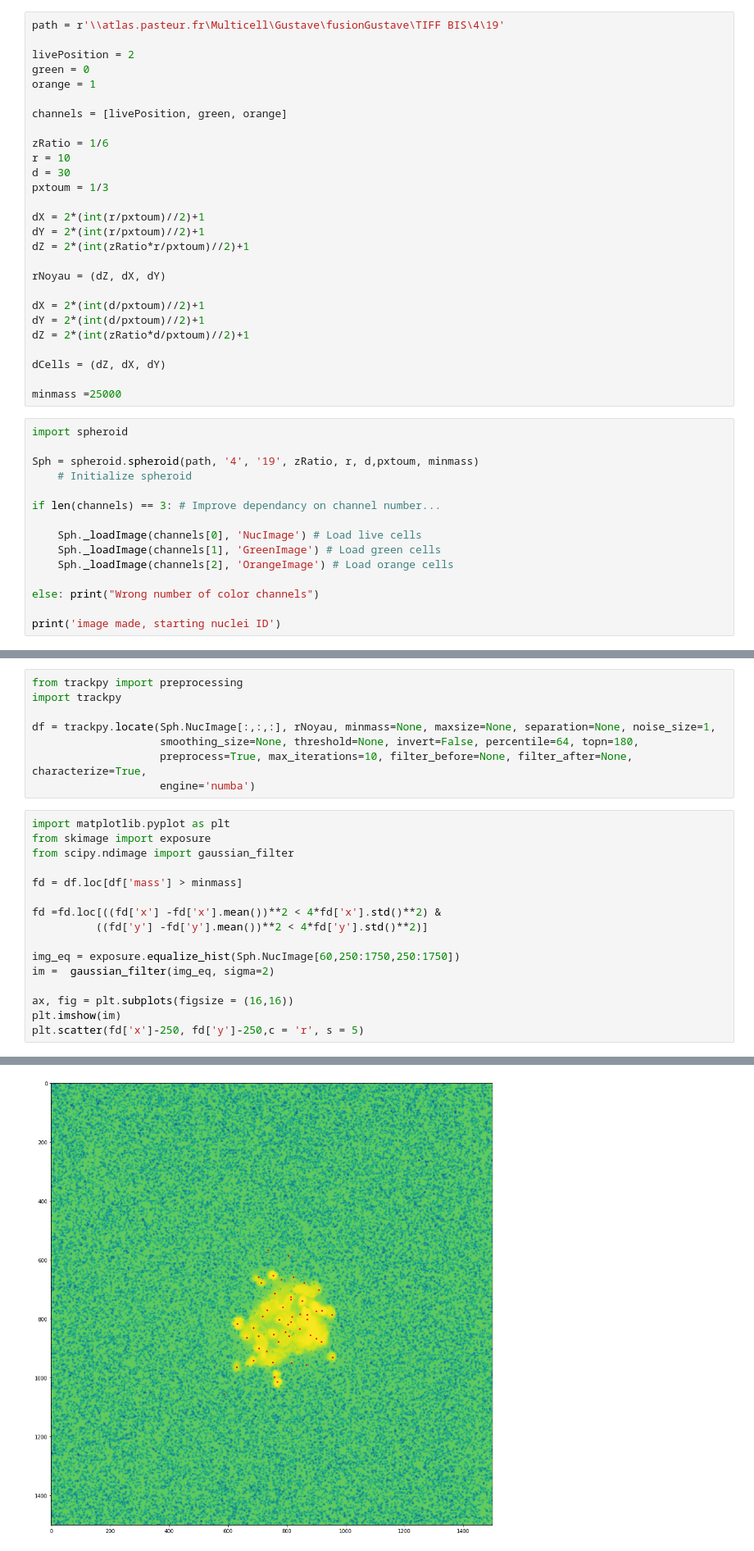
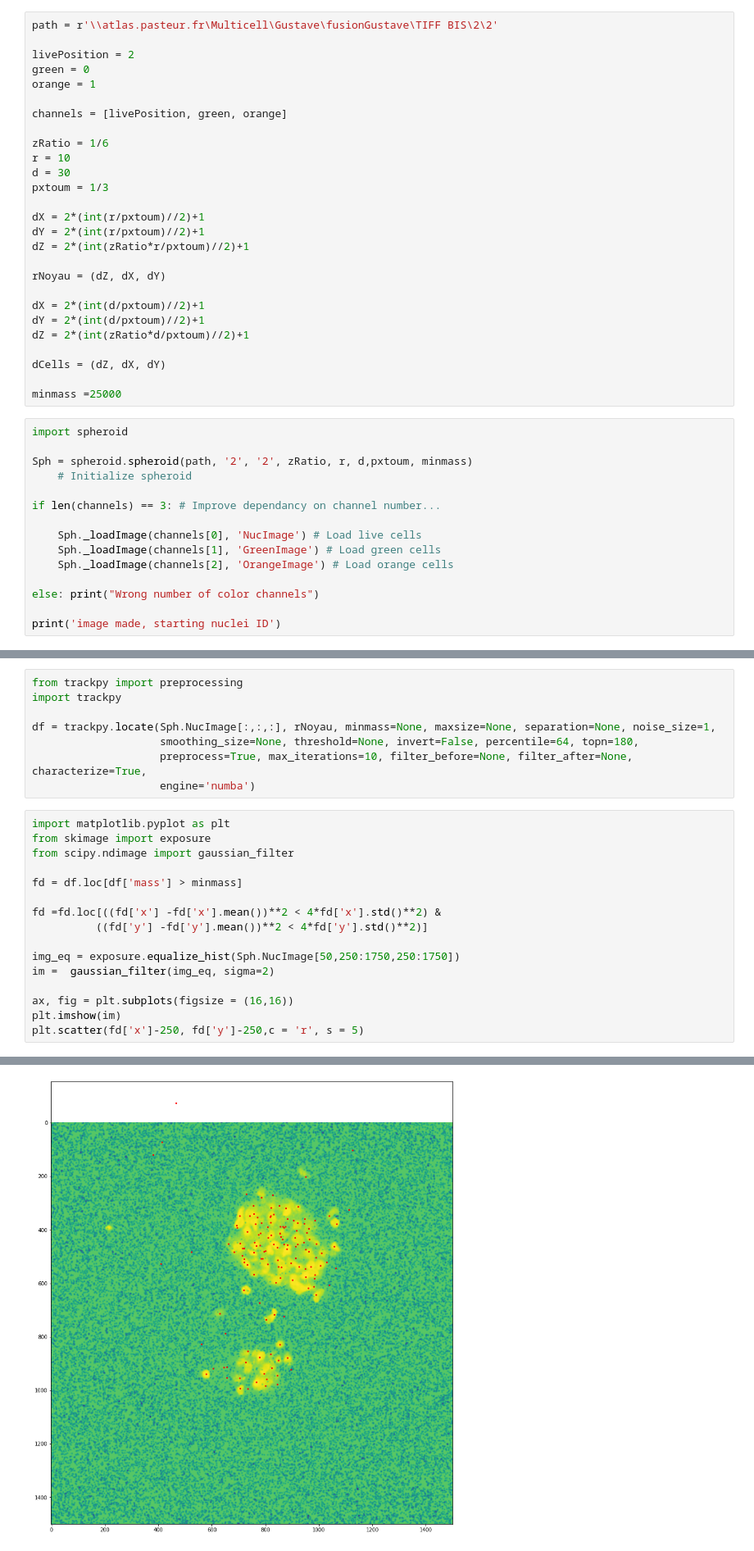
Before and after one commit to gronteix/3D-Segmentation-Sebastien, a Jupyter notebook: UtilityNotebook-Copy1.ipynb, the cells around one changed output, grey strips where cells are left out. Shown at 82% size. Drawn from its saved outputs; the diff is of its cells as text.

```diff
--- a/UtilityNotebook-Copy1.ipynb
+++ b/UtilityNotebook-Copy1.ipynb
@@ -12,7 +12,7 @@ The following notebook is an analysis notebook. It has been conceived to order a
 # %% [markdown]
 These cells are to be used as fitting parameters for the cell
 # %%
-path = r'\\atlas.pasteur.fr\Multicell\Gustave\fusionGustave\TIFF BIS\4\19'
+path = r'\\atlas.pasteur.fr\Multicell\Gustave\fusionGustave\TIFF BIS\2\2'
 
 livePosition = 2
 green = 0
@@ -41,7 +41,7 @@ minmass =25000
 # %%
 import spheroid
 
-Sph = spheroid.spheroid(path, '4', '19', zRatio, r, d,pxtoum, minmass)
+Sph = spheroid.spheroid(path, '2', '2', zRatio, r, d,pxtoum, minmass)
     # Initialize spheroid
 
 if len(channels) == 3: # Improve dependancy on channel number...
@@ -66,22 +66,22 @@ df = trackpy.locate(Sph.NucImage[:,:,:], rNoyau, minmass=None, maxsize=None, sep
 # %%
 import matplotlib.pyplot as plt
 from skimage import exposure
 from scipy.ndimage import gaussian_filter
 
 fd = df.loc[df['mass'] > minmass]
 
 fd =fd.loc[((fd['x'] -fd['x'].mean())**2 < 4*fd['x'].std()**2) &
           ((fd['y'] -fd['y'].mean())**2 < 4*fd['y'].std()**2)]
 
-img_eq = exposure.equalize_hist(Sph.NucImage[60,250:1750,250:1750])
+img_eq = exposure.equalize_hist(Sph.NucImage[50,250:1750,250:1750])
 im =  gaussian_filter(img_eq, sigma=2)
 
 ax, fig = plt.subplots(figsize = (16,16))
 plt.imshow(im)
 plt.scatter(fd['x']-250, fd['y']-250,c = 'r', s = 5)
 # %% [output]
 <matplotlib.collections.PathCollection at 0x...>
-[figure, old version]
+[figure, new version]
 # %% [markdown]
 ### Processing
 
```
Also changed, not shown: parts of 2 cells of this notebook, 3 other files.
